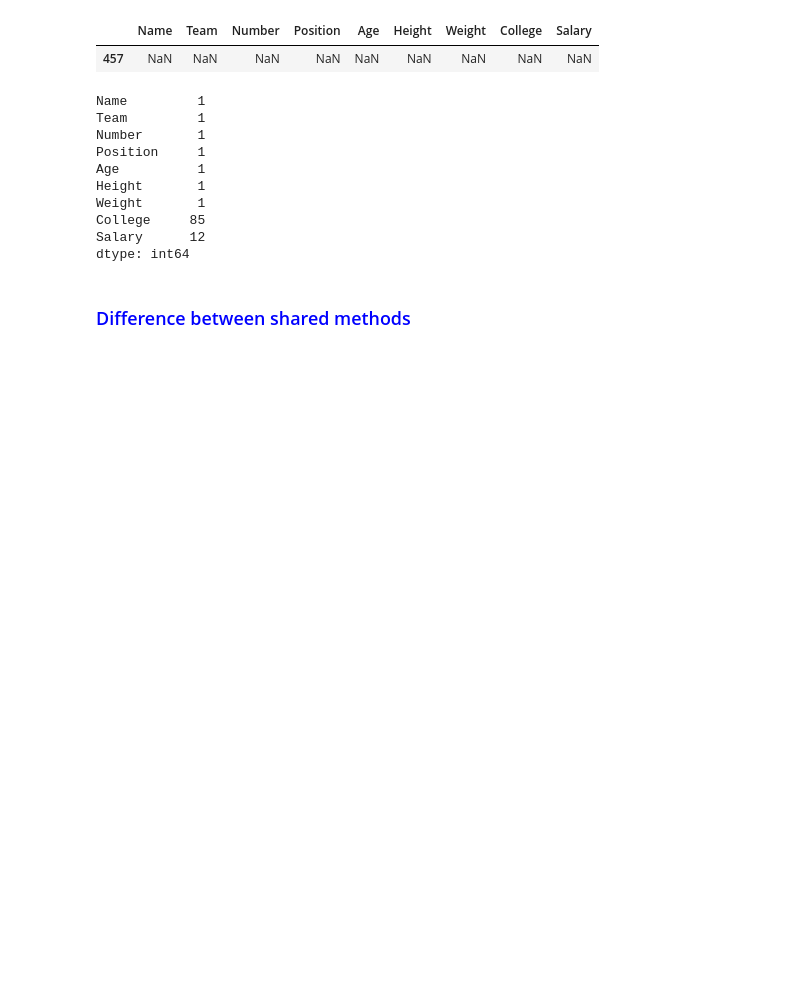
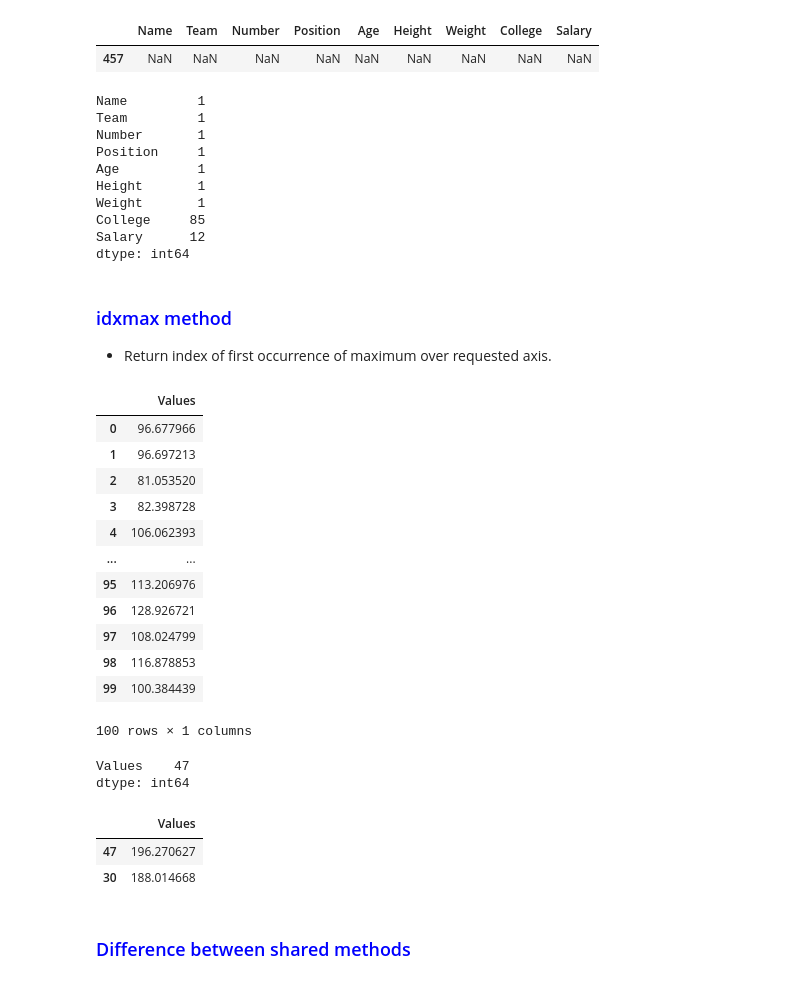
Before and after one commit to Gekko12/Python_Notebooks, a Jupyter notebook: Pandas - I.ipynb, the cells around one changed output. Drawn from its saved outputs; the diff is of its cells as text; code cells hidden in the pictures; blank space fills up the shorter version.

```diff
--- a/Pandas - I.ipynb
+++ b/Pandas - I.ipynb
@@ -1053,6 +1053,40 @@ Weight       1
 College     85
 Salary      12
 dtype: int64
+# %% [markdown]
+### <font color=blue> idxmax method </font>
+
+* Return index of first occurrence of maximum over requested axis.
+# %%
+sample_df = pd.DataFrame(data = np.random.normal(loc = 100, scale = 30, size = 100), columns = ["Values"])
+sample_df
+# %% [output]
+|  | Values |
+| 0 | 96.677966 |
+| 1 | 96.697213 |
+| 2 | 81.053520 |
+| 3 | 82.398728 |
+| 4 | 106.062393 |
+| ... | ... |
+| 95 | 113.206976 |
+| 96 | 128.926721 |
+| 97 | 108.024799 |
+| 98 | 116.878853 |
+| 99 | 100.384439 |
+100 rows × 1 columns
+# %%
+# idxmin() complementary method
+
+sample_df.idxmax()
+# %% [output]
+Values    47
+dtype: int64
+# %%
+sample_df.nlargest(n = 2, columns = "Values")
+# %% [output]
+|  | Values |
+| 47 | 196.270627 |
+| 30 | 188.014668 |
 # %% [markdown]
 ### <font color=blue> Difference between shared methods </font>
 # %%
```
Also changed, not shown: parts of 35 cells of this notebook, 4 other files.
